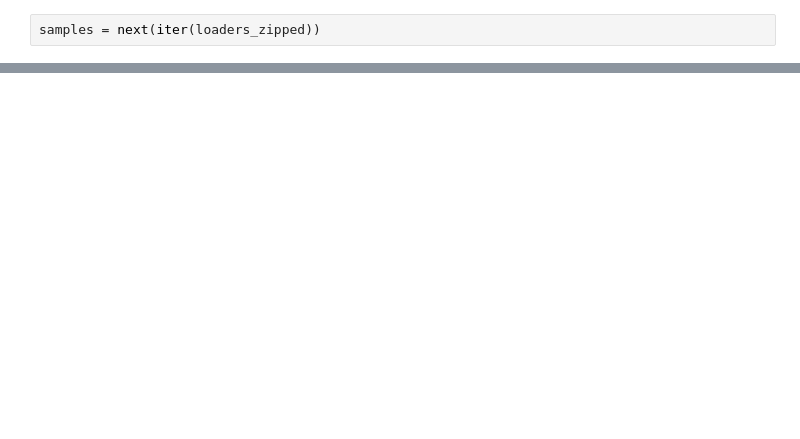
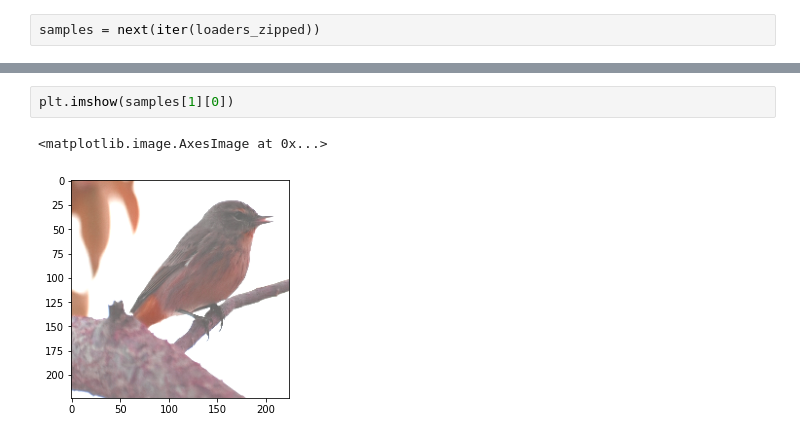
Before and after one commit to ayulockin/TF-MSN, a Jupyter notebook: notebooks/MSN_Data_Pipeline.ipynb, the cells around one changed output, grey strips where cells are left out. Cells and saved outputs as stored; diff of their text form; blank space fills up the shorter version.

```diff
--- a/notebooks/MSN_Data_Pipeline.ipynb
+++ b/notebooks/MSN_Data_Pipeline.ipynb
@@ -384,0 +404,5 @@ samples = next(iter(loaders_zipped))
+# %%
+plt.imshow(samples[1][0])
+# %% [output]
+<matplotlib.image.AxesImage at 0x...>
+[figure, added]
```
Also changed, not shown: parts of 18 cells of this notebook.
